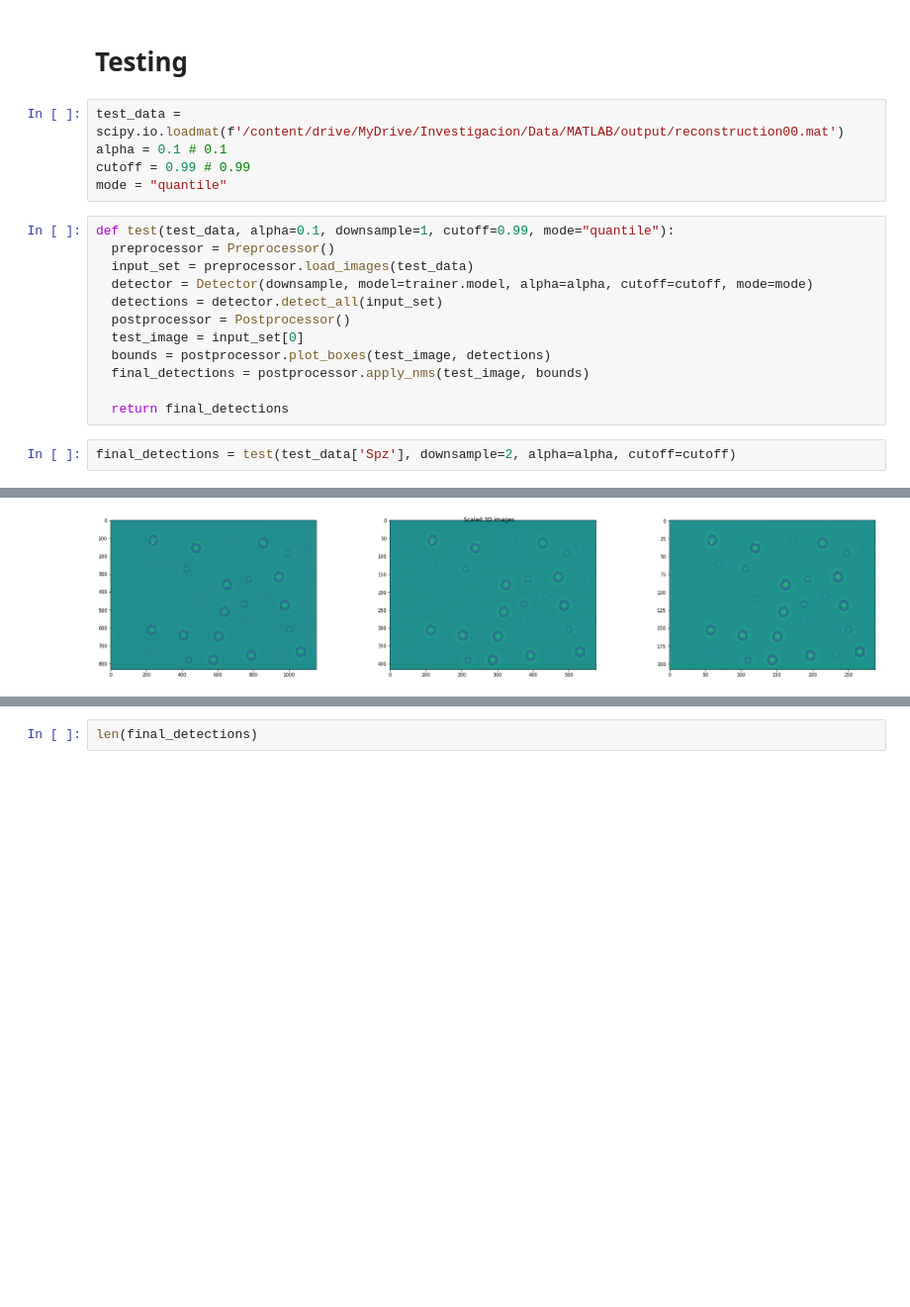
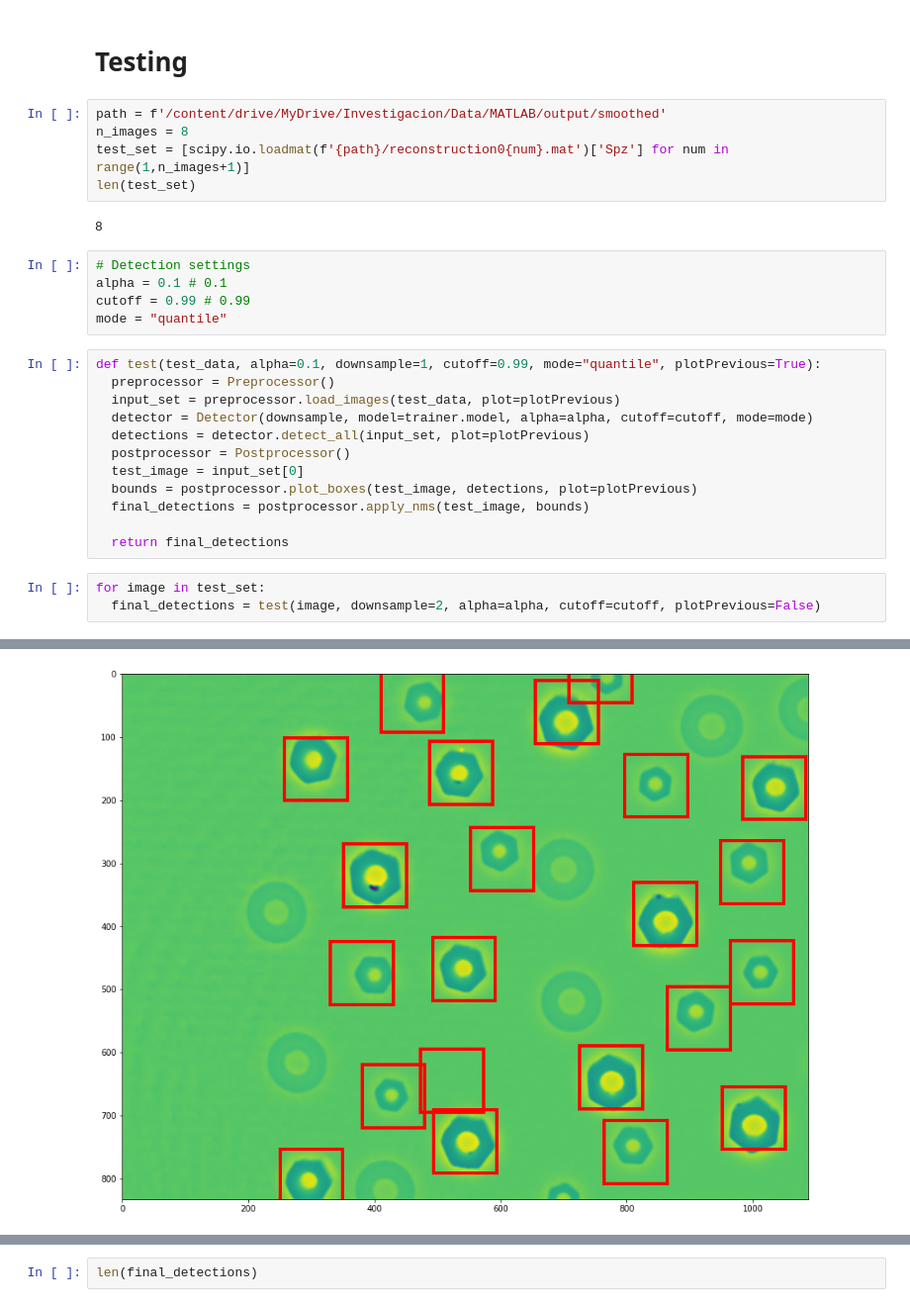
Before and after one commit to juanpb27/ssl_objects_detection, a Jupyter notebook: notebooks/3D_detection_and_counting.ipynb, the cells around one changed output, grey strips where cells are left out. Shown at 99% size. Drawn from its saved outputs; the diff is of its cells as text; blank space fills up the shorter version.

Commit message:
Add the option for not plotting previous steps

```diff
--- a/notebooks/3D_detection_and_counting.ipynb
+++ b/notebooks/3D_detection_and_counting.ipynb
@@ -360,23 +365,31 @@ trainer.model.load_weights(filepath)
 <tensorflow.python.checkpoint.checkpoint.CheckpointLoadStatus at 0x...>
 # %% [markdown]
 # Testing
+# %%
+path = f'/content/drive/MyDrive/Investigacion/Data/MATLAB/output/smoothed'
+n_images = 8
+test_set = [scipy.io.loadmat(f'{path}/reconstruction0{num}.mat')['Spz'] for num in range(1,n_images+1)]
+len(test_set)
+# %% [output]
+8
 # %%
-test_data = scipy.io.loadmat(f'/content/drive/MyDrive/Investigacion/Data/MATLAB/output/reconstruction00.mat')
+# Detection settings
 alpha = 0.1 # 0.1
 cutoff = 0.99 # 0.99
 mode = "quantile"
 # %%
-def test(test_data, alpha=0.1, downsample=1, cutoff=0.99, mode="quantile"):
+def test(test_data, alpha=0.1, downsample=1, cutoff=0.99, mode="quantile", plotPrevious=True):
   preprocessor = Preprocessor()
-  input_set = preprocessor.load_images(test_data)
+  input_set = preprocessor.load_images(test_data, plot=plotPrevious)
   detector = Detector(downsample, model=trainer.model, alpha=alpha, cutoff=cutoff, mode=mode)
-  detections = detector.detect_all(input_set)
+  detections = detector.detect_all(input_set, plot=plotPrevious)
   postprocessor = Postprocessor()
   test_image = input_set[0]
-  bounds = postprocessor.plot_boxes(test_image, detections)
+  bounds = postprocessor.plot_boxes(test_image, detections, plot=plotPrevious)
   final_detections = postprocessor.apply_nms(test_image, bounds)
 
   return final_detections
 # %%
-final_detections = test(test_data['Spz'], downsample=2, alpha=alpha, cutoff=cutoff)
+for image in test_set:
+  final_detections = test(image, downsample=2, alpha=alpha, cutoff=cutoff, plotPrevious=False)
 # %% [output]
@@ -387 +413 @@ WARNING:tensorflow:5 out of the last 16 calls to <function Model.make_predict_fu
-[figure, old version]
+[figure, new version]
```
Also changed, not shown: parts of 2 cells of this notebook.
